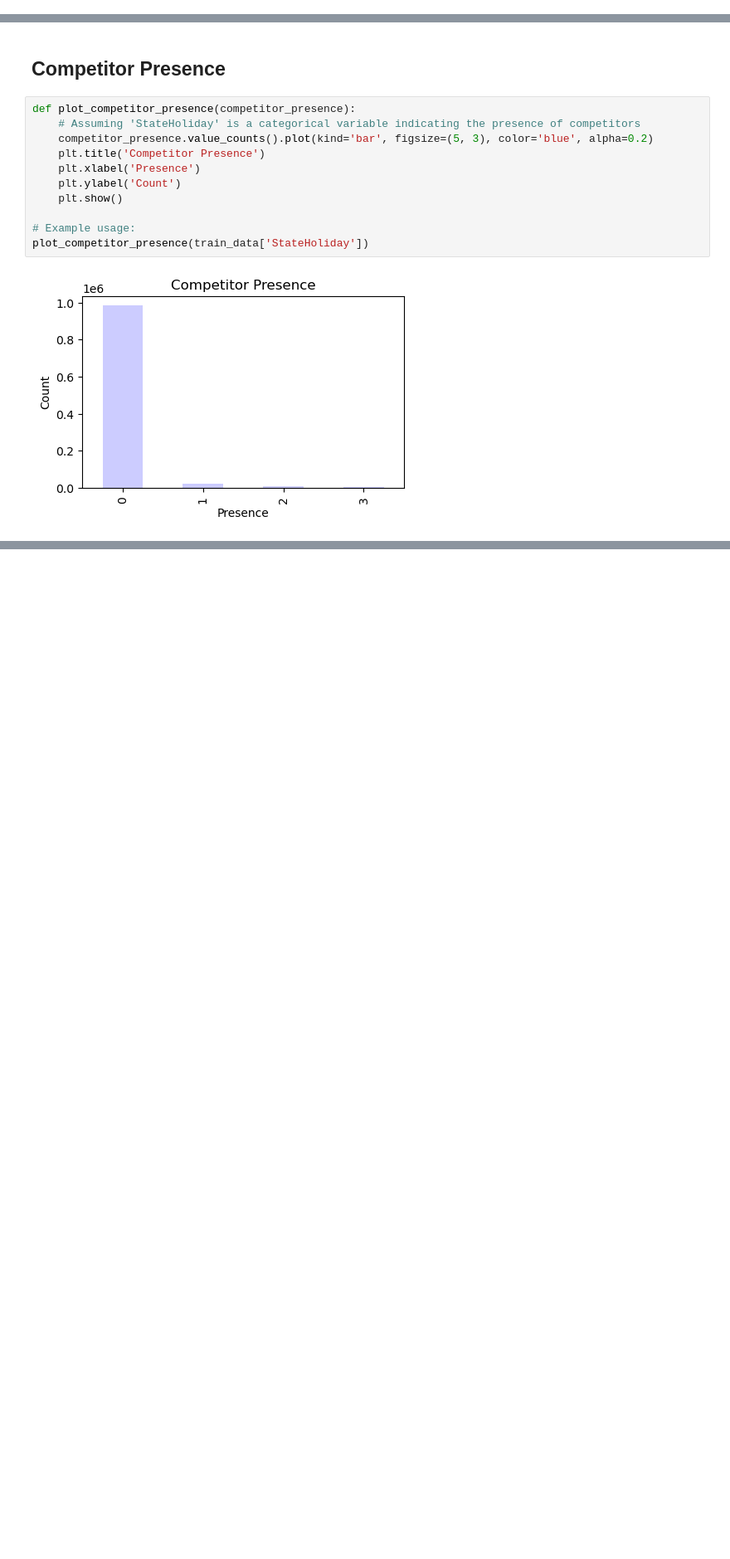
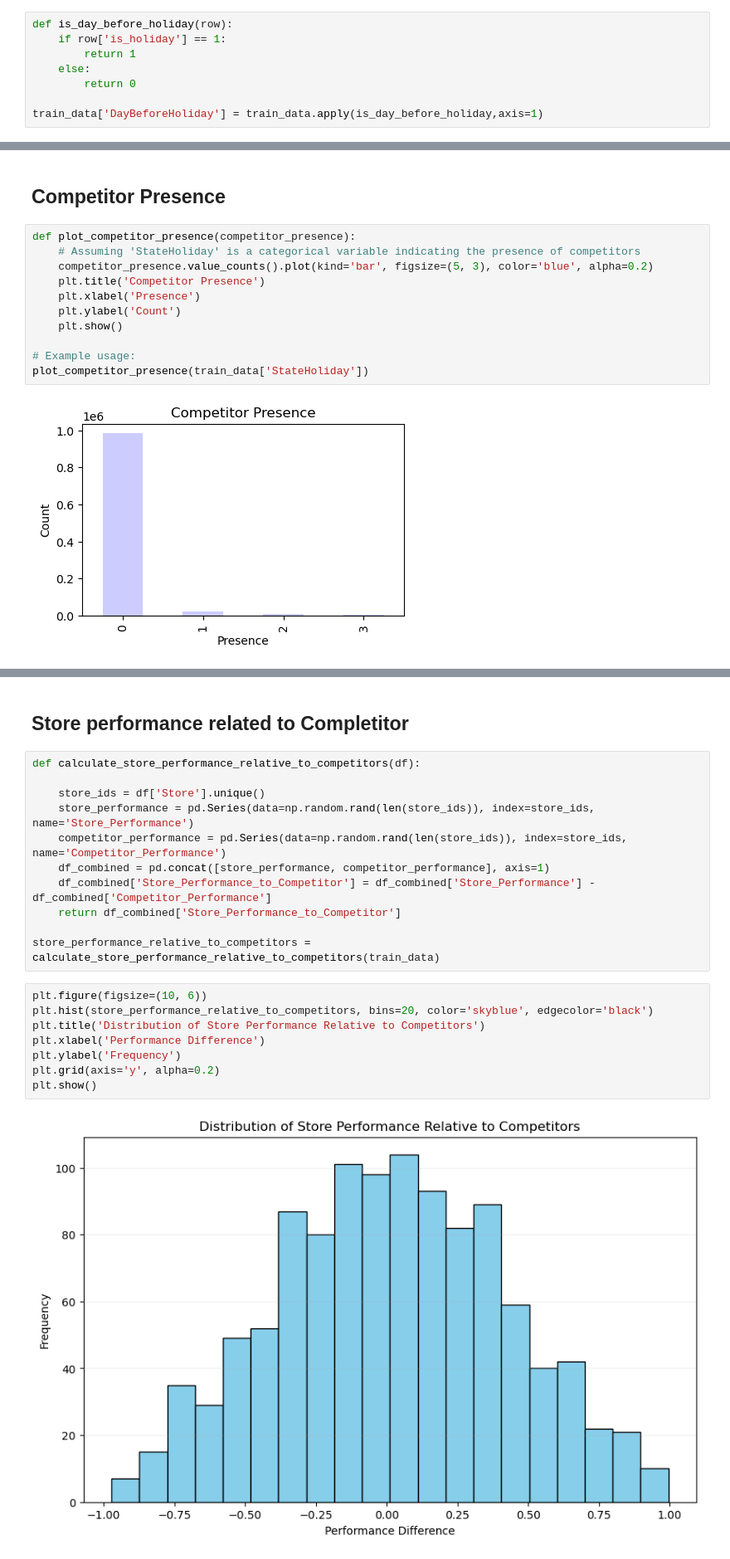
Before and after one commit to Hemamagam/Project-6--Pharmaceutical-Sale-Prediction-, a Jupyter notebook: Task_2_Prediction_of_store_sale.ipynb, the cells around one changed output, grey strips where cells are left out. Shown at 83% size. Drawn from its saved outputs; the diff is of its cells as text; blank space fills up the shorter version.

```diff
--- a/Task_2_Prediction_of_store_sale.ipynb
+++ b/Task_2_Prediction_of_store_sale.ipynb
@@ -274,0 +294,8 @@ Name: DayAfterHoliday, dtype: int64
+# %%
+def is_day_before_holiday(row):
+    if row['is_holiday'] == 1:
+        return 1
+    else:
+        return 0
+
+train_data['DayBeforeHoliday'] = train_data.apply(is_day_before_holiday,axis=1)
@@ -512,0 +717,23 @@ plot_competitor_presence(train_data['StateHoliday'])
+# %% [markdown]
+## Store performance related to Completitor
+# %%
+def calculate_store_performance_relative_to_competitors(df):
+
+    store_ids = df['Store'].unique()
+    store_performance = pd.Series(data=np.random.rand(len(store_ids)), index=store_ids, name='Store_Performance')
+    competitor_performance = pd.Series(data=np.random.rand(len(store_ids)), index=store_ids, name='Competitor_Performance')
+    df_combined = pd.concat([store_performance, competitor_performance], axis=1)
+    df_combined['Store_Performance_to_Competitor'] = df_combined['Store_Performance'] - df_combined['Competitor_Performance']
+    return df_combined['Store_Performance_to_Competitor']
+
+store_performance_relative_to_competitors = calculate_store_performance_relative_to_competitors(train_data)
+# %%
+plt.figure(figsize=(10, 6))
+plt.hist(store_performance_relative_to_competitors, bins=20, color='skyblue', edgecolor='black')
+plt.title('Distribution of Store Performance Relative to Competitors')
+plt.xlabel('Performance Difference')
+plt.ylabel('Frequency')
+plt.grid(axis='y', alpha=0.2)
+plt.show()
+# %% [output]
+[figure, added]
```
Also changed, not shown: parts of 27 cells of this notebook.
